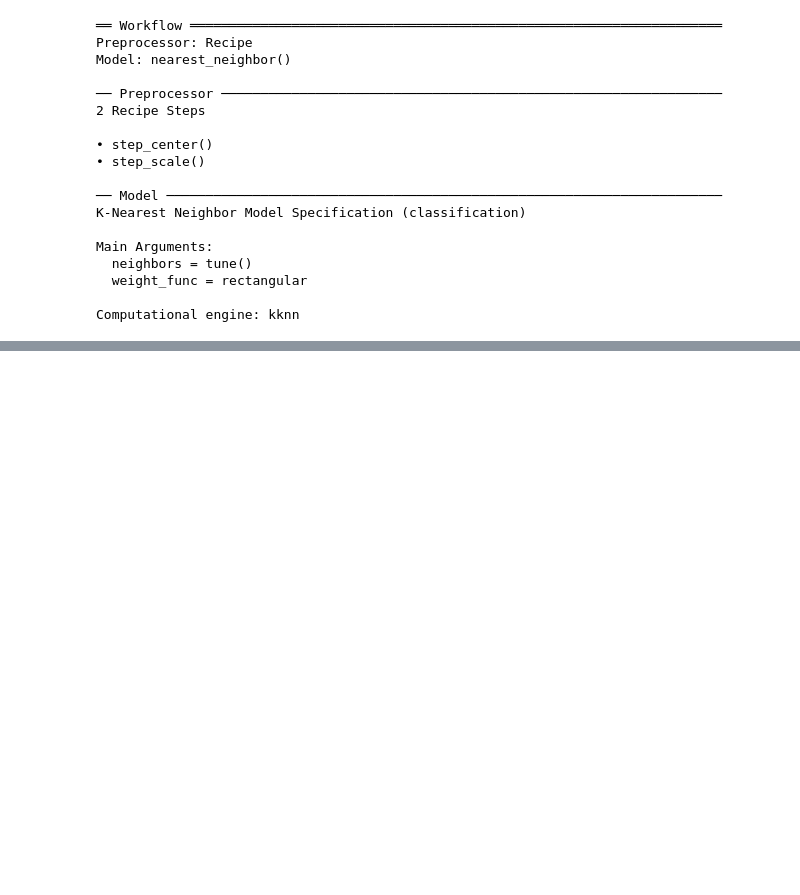
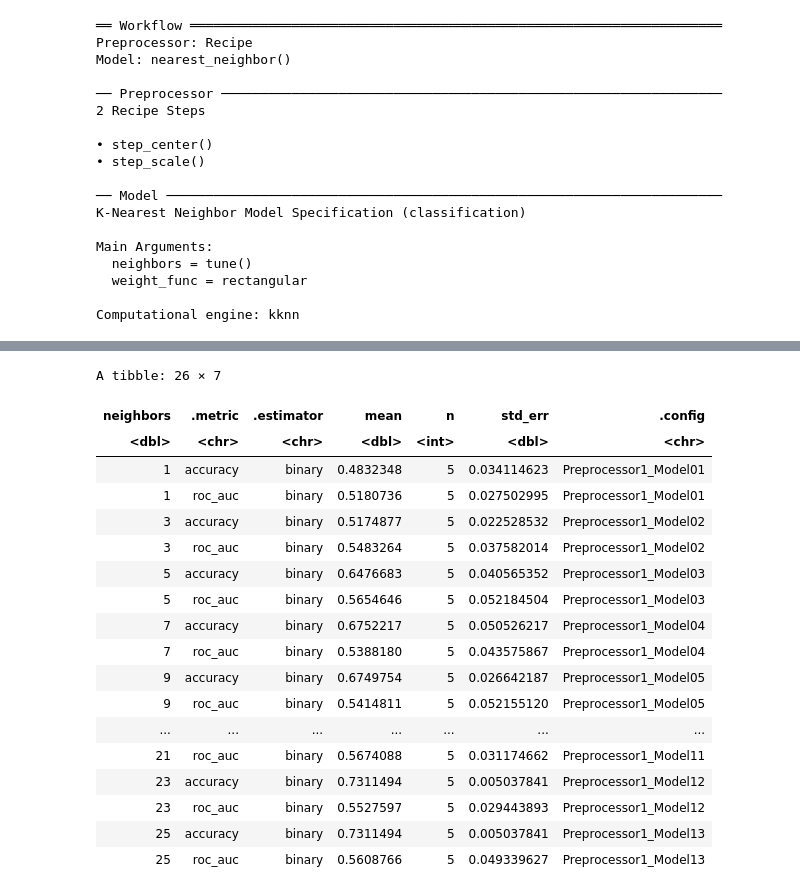
Before and after one commit to cassidoi/dsci-100-2025w1-group36-cassidy, a Jupyter notebook: project_final_report.ipynb, the cells around one changed output, grey strips where cells are left out. Saved outputs shown, nothing was run; the diff lists cells and outputs as text; code cells hidden in the pictures; blank space fills up the shorter version.

```diff
--- a/project_final_report.ipynb
+++ b/project_final_report.ipynb
@@ -263,0 +270,3 @@ Computational engine: kknn
+# %%
+player_folds <- vfold_cv(train, v = 5, strata = subscribed)
+#We did not print the `player_folds` object as cross-validation folds include large resampling structures that produce long console outputs in Jupyter.  This has no effect on the modelling process because the folds were correctly constructed and tuned.
@@ -263,0 +277,25 @@ Computational engine: kknn
+# %%
+k_grid <- tibble(neighbors = seq(1, 25, by = 2))
+
+knn_results <- tune_grid(player_workflow,resamples = player_folds,grid = k_grid)
+collect_metrics(knn_results)
+# %% [output]
+A tibble: 26 × 7
+| neighbors | .metric | .estimator | mean | n | std_err | .config |
+| <dbl> | <chr> | <chr> | <dbl> | <int> | <dbl> | <chr> |
+| 1 | accuracy | binary | 0.4832348 | 5 | 0.034114623 | Preprocessor1_Model01 |
+| 1 | roc_auc | binary | 0.5180736 | 5 | 0.027502995 | Preprocessor1_Model01 |
+| 3 | accuracy | binary | 0.5174877 | 5 | 0.022528532 | Preprocessor1_Model02 |
+| 3 | roc_auc | binary | 0.5483264 | 5 | 0.037582014 | Preprocessor1_Model02 |
+| 5 | accuracy | binary | 0.6476683 | 5 | 0.040565352 | Preprocessor1_Model03 |
+| 5 | roc_auc | binary | 0.5654646 | 5 | 0.052184504 | Preprocessor1_Model03 |
+| 7 | accuracy | binary | 0.6752217 | 5 | 0.050526217 | Preprocessor1_Model04 |
+| 7 | roc_auc | binary | 0.5388180 | 5 | 0.043575867 | Preprocessor1_Model04 |
+| 9 | accuracy | binary | 0.6749754 | 5 | 0.026642187 | Preprocessor1_Model05 |
+| 9 | roc_auc | binary | 0.5414811 | 5 | 0.052155120 | Preprocessor1_Model05 |
+| ... | ... | ... | ... | ... | ... | ... |
+| 21 | roc_auc | binary | 0.5674088 | 5 | 0.031174662 | Preprocessor1_Model11 |
+| 23 | accuracy | binary | 0.7311494 | 5 | 0.005037841 | Preprocessor1_Model12 |
+| 23 | roc_auc | binary | 0.5527597 | 5 | 0.029443893 | Preprocessor1_Model12 |
+| 25 | accuracy | binary | 0.7311494 | 5 | 0.005037841 | Preprocessor1_Model13 |
+| 25 | roc_auc | binary | 0.5608766 | 5 | 0.049339627 | Preprocessor1_Model13 |
```
Also changed, not shown: parts of 12 cells of this notebook.
